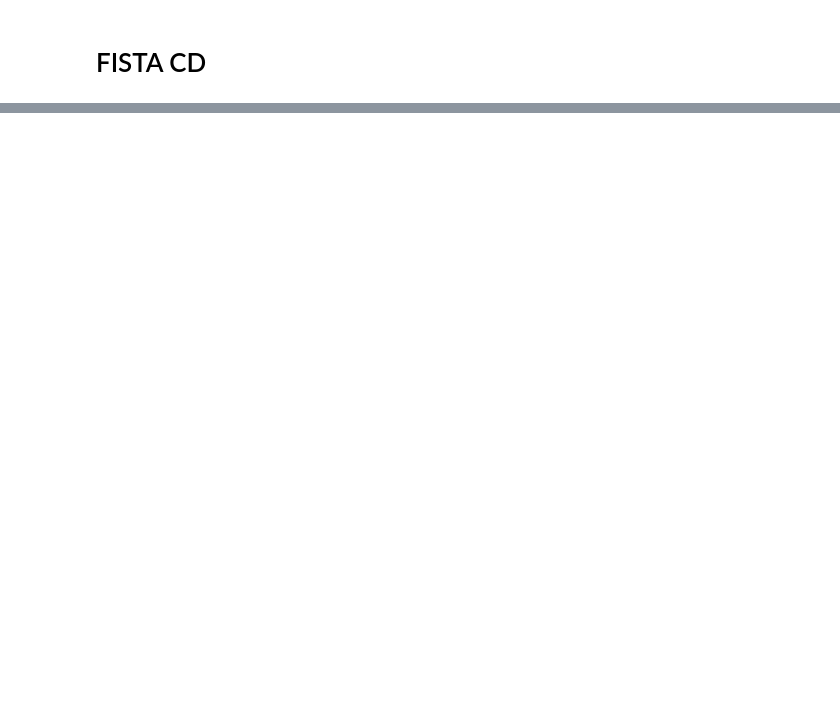
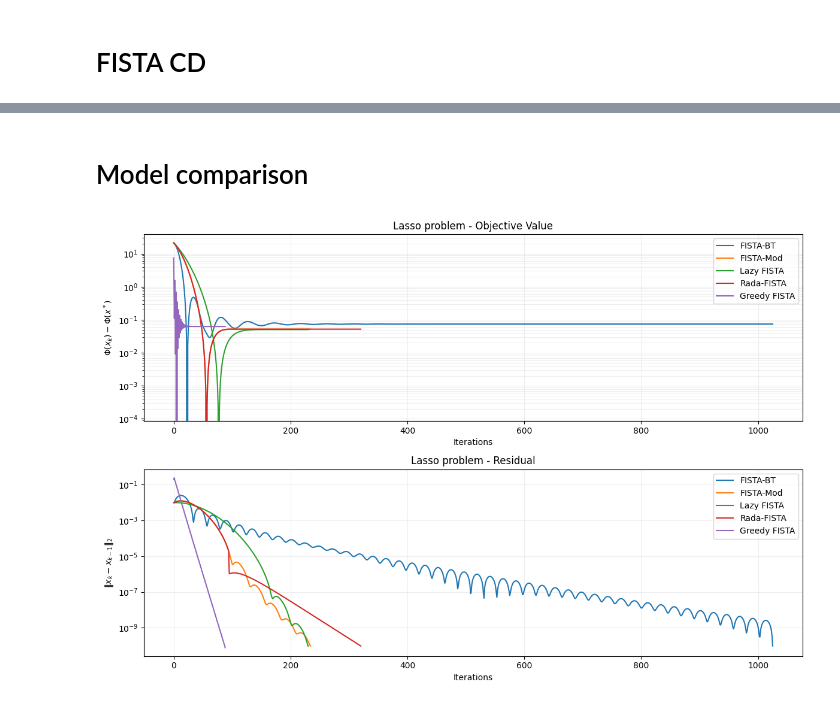
Before and after one commit to DIlyess/FISTA_Variants, a Jupyter notebook: notebooks/lasso.ipynb, the cells around one changed output, grey strips where cells are left out. Drawn from its saved outputs; the diff is of its cells as text; code cells hidden in the pictures; blank space fills up the shorter version.

```diff
--- a/notebooks/lasso.ipynb
+++ b/notebooks/lasso.ipynb
@@ -87 +90,5 @@ x, history = fista_restart.optimize(*lasso)
+# %%
+fista_rada = RestartingFISTA(params, p=1 / 20, q=1 / 2, r=4, xi=0.95)
+# %%
+x_rada, history_rada = fista_rada.optimize(*lasso)
 # %%
@@ -100,0 +108,10 @@ vis.plot_convergence([history], labels=["FISTA CD"], title="Lasso problem")
+# %% [markdown]
+# Model comparison
+# %%
+vis.plot_convergence(
+    [history_bt, history_mod, history_lazy, history_rada, history_greedy],
+    labels=["FISTA-BT", "FISTA-Mod", "Lazy FISTA", "Rada-FISTA", "Greedy FISTA"],
+    title="Lasso problem",
+)
+# %% [output]
+[figure, added]
```
Also changed, not shown: parts of 19 cells of this notebook.
